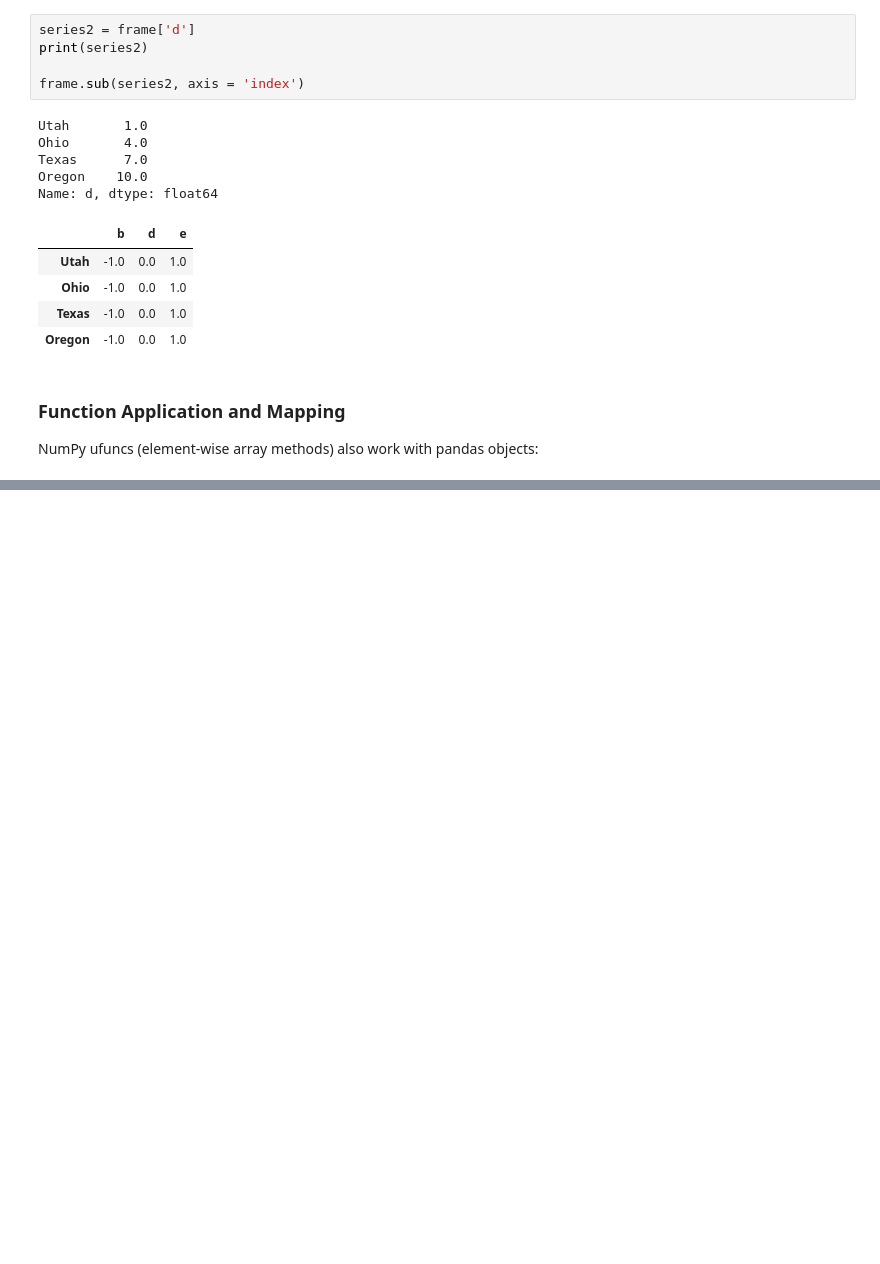
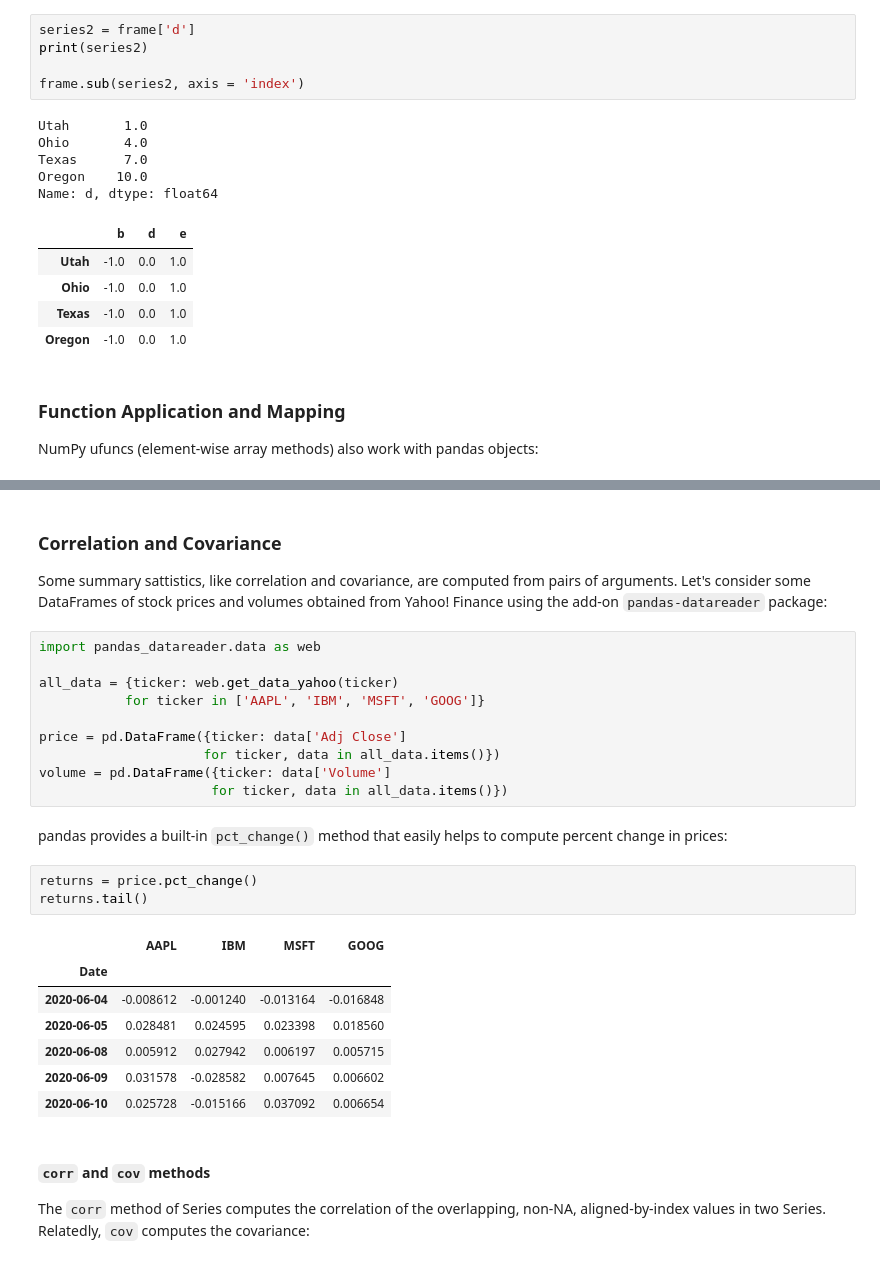
Before and after one commit to colinat/pandas, a Jupyter notebook: pandas.ipynb, the cells around one changed output, grey strips where cells are left out. Drawn from its saved outputs; the diff is of its cells as text; blank space fills up the shorter version.

```diff
--- a/pandas.ipynb
+++ b/pandas.ipynb
@@ -974,0 +1286,31 @@ Name: e, dtype: object
+# %% [markdown]
+### Correlation and Covariance
+
+Some summary sattistics, like correlation and covariance, are computed from pairs of arguments. Let's consider some DataFrames of stock prices and volumes obtained from Yahoo! Finance using the add-on `pandas-datareader` package:
+# %%
+import pandas_datareader.data as web
+
+all_data = {ticker: web.get_data_yahoo(ticker)
+           for ticker in ['AAPL', 'IBM', 'MSFT', 'GOOG']}
+
+price = pd.DataFrame({ticker: data['Adj Close']
+                     for ticker, data in all_data.items()})
+volume = pd.DataFrame({ticker: data['Volume']
+                      for ticker, data in all_data.items()})
+# %% [markdown]
+pandas provides a built-in `pct_change()` method that easily helps to compute percent change in prices:
+# %%
+returns = price.pct_change()
+returns.tail()
+# %% [output]
+|  | AAPL | IBM | MSFT | GOOG |
+| Date |  |  |  |  |
+| 2020-06-04 | -0.008612 | -0.001240 | -0.013164 | -0.016848 |
+| 2020-06-05 | 0.028481 | 0.024595 | 0.023398 | 0.018560 |
+| 2020-06-08 | 0.005912 | 0.027942 | 0.006197 | 0.005715 |
+| 2020-06-09 | 0.031578 | -0.028582 | 0.007645 | 0.006602 |
+| 2020-06-10 | 0.025728 | -0.015166 | 0.037092 | 0.006654 |
+# %% [markdown]
+#### `corr` and `cov` methods
+
+The `corr` method of Series computes the correlation of the overlapping, non-NA, aligned-by-index values in two Series. Relatedly, `cov` computes the covariance:
```
Also changed, not shown: parts of 60 cells of this notebook, 1 other file.
